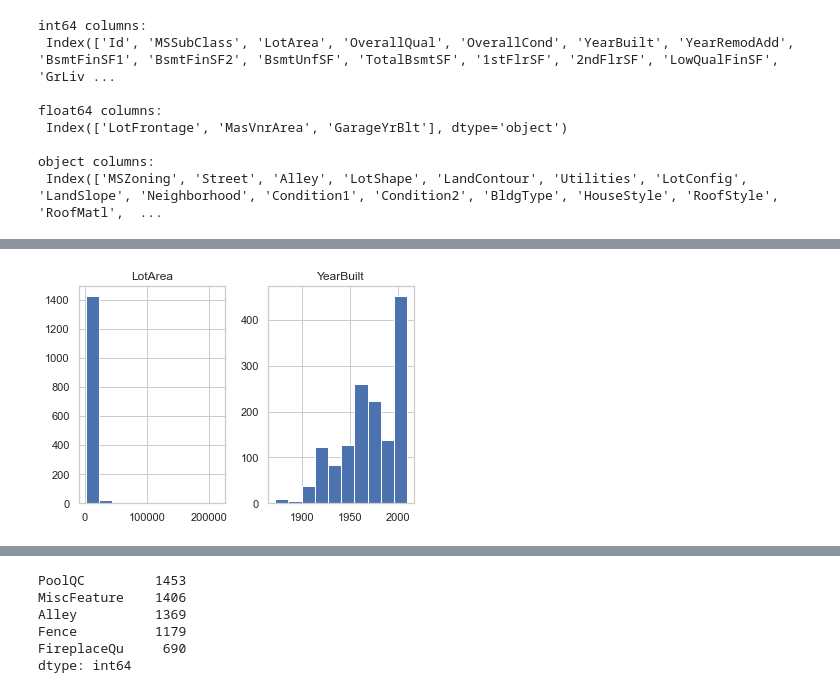
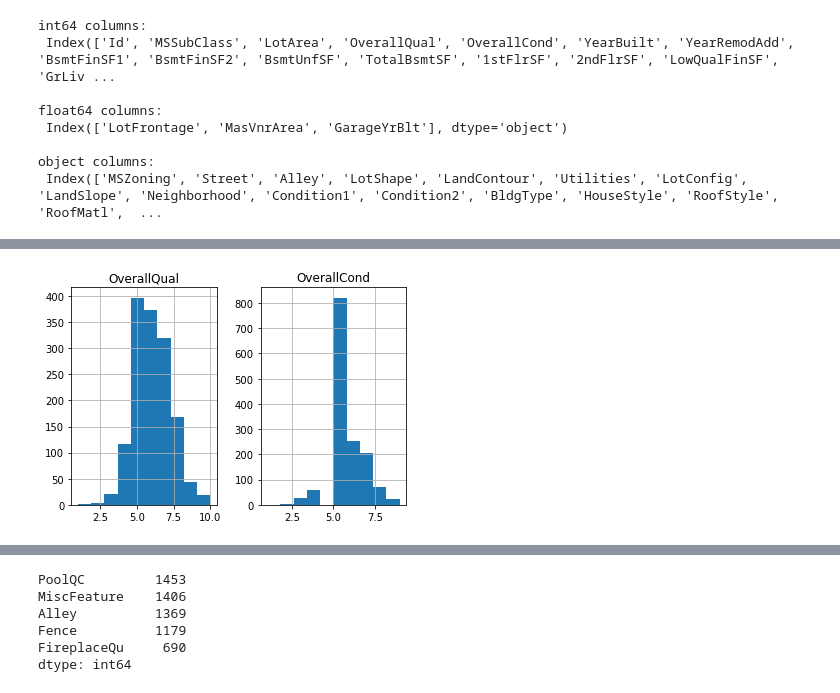
Before and after one commit to samantoz/bu_dsc, a Jupyter notebook: notebooks/DSC630/project_v1.ipynb, the cells around one changed output, grey strips where cells are left out. Drawn from its saved outputs; the diff is of its cells as text; code cells hidden in the pictures.

```diff
--- a/notebooks/DSC630/project_v1.ipynb
+++ b/notebooks/DSC630/project_v1.ipynb
@@ -106,4 +185,4 @@ Number of integer columns:  35
 # %%
-df_int[['LotArea','','YearBuilt']].hist();
+df_int[['OverallQual','OverallCond']].hist();
 # %% [output]
-[figure, old version]
+[figure, new version]
```
Also changed, not shown: parts of 15 cells of this notebook, 1 other file.
